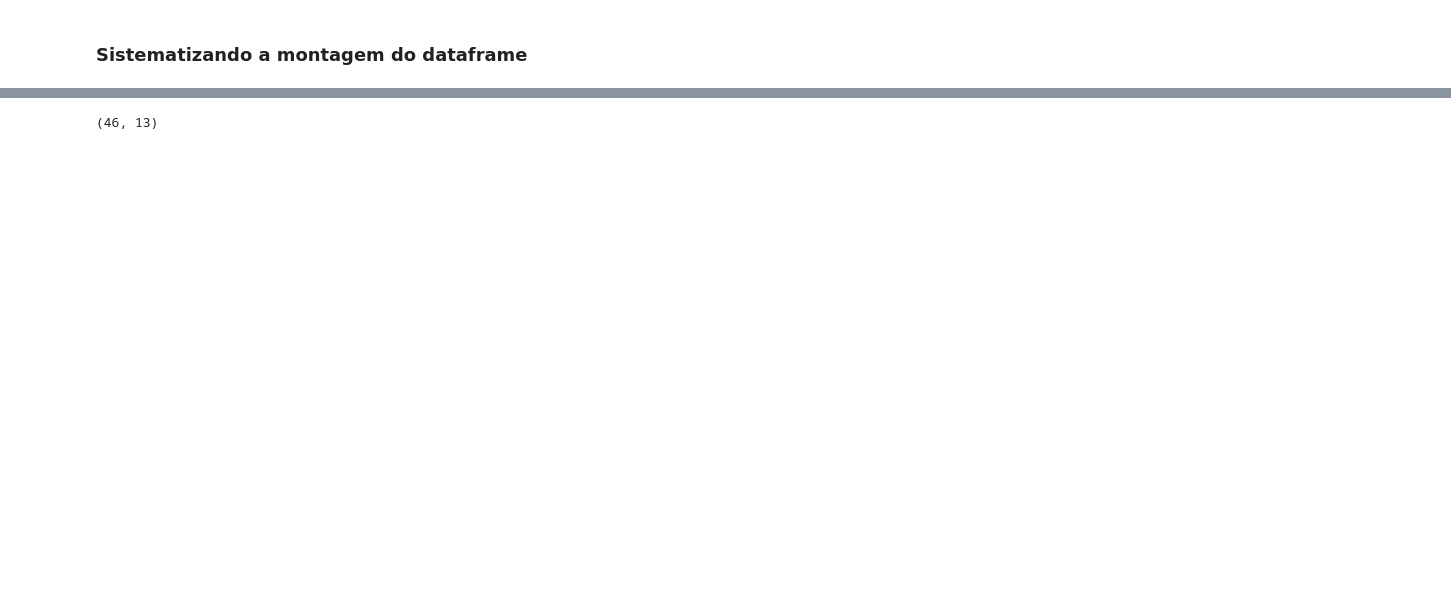
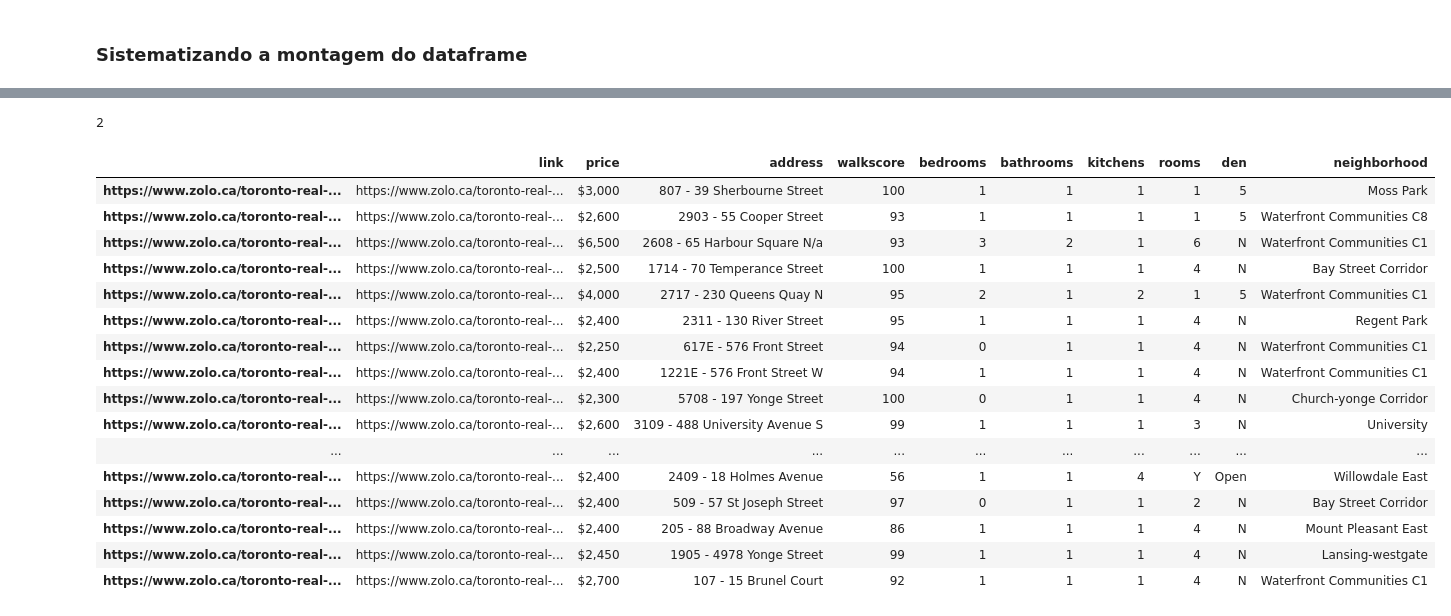
Before and after one commit to AnizioCampos/toronto-real-state-scraping, a Jupyter notebook: toronto-real-state.ipynb, the cells around one changed output, grey strips where cells are left out. Drawn from its saved outputs; the diff is of its cells as text; code cells hidden in the pictures; blank space fills up the shorter version.

```diff
--- a/toronto-real-state.ipynb
+++ b/toronto-real-state.ipynb
@@ -14,6 +14,7 @@ from selenium.webdriver.chrome.service import Service
 from webdriver_manager.chrome import ChromeDriverManager
 from selenium.webdriver.common.by import By
 from time import sleep
+import pandas as pd
 
 service = Service(ChromeDriverManager().install())
 driver = webdriver.Chrome(service=service)
@@ -22,12 +23,13 @@ driver = webdriver.Chrome(service=service)
 #driver.get(r"https://www.zolo.ca/")
 list_links=[]
 
-for page in range(1,5):
-    #define the link of the current page to be opened.
+page = 1
+while page <= 100:
+    #define the link of the current page to be opened.'
+    sleep(0.1)
     current_page = 'https://www.zolo.ca/toronto-real-estate/apartments-for-rent/page-'+str(page)
     #open a page based on the link formed.
     driver.get(current_page)
-    #print(current_page)
     #gets all the articles to a list.
     articles = driver.find_elements(By.TAG_NAME, 'article')
     #inside of each article it is looking for the "a hef" where we got the link to the detailed page.
@@ -37,12 +39,10 @@ for page in range(1,5):
             list_links.append(link)
             #print(link)
         except:
-            print('erro')
+            continue
     #best order of elements -> ID > XPATH > CLASS_NAME
     #sleep(1)
-
-    if list_links == 19999:
-        break
+    page += 1
 
 #creating the dataframe to input into sheets.
 df_links = pd.DataFrame(columns=['links_zolo'], data=list_links)
@@ -50,5 +50,4 @@ df_links = pd.DataFrame(columns=['links_zolo'], data=list_links)
 #removing link duplicates.
 df_links.drop_duplicates(inplace=True)
 
-
 driver.quit()
@@ -163,4 +80,10 @@ erro
-# %%
-df.shape
-# %% [output]
-(46, 13)
+# %%
+service=Service(ChromeDriverManager().install())
+driver=webdriver.Chrome(service=service)
+
+driver.get('https://www.zolo.ca/toronto-real-estate/70-glendora-avenue/16')
+bedroom = driver.find_element(By.XPATH, r'/html/body/section[2]/div/div/section[5]/div/div/section[2]/div[2]').text
+print(bedrooms)
+driver.quit()
+# %% [output]
+2
@@ -166,0 +162,20 @@ df.shape
+# %%
+df.head(20)
+# %% [output]
+|  | link | price | address | walkscore | bedrooms | bathrooms | kitchens | rooms | den | neighborhood |
+| https://www.zolo.ca/toronto-real-... | https://www.zolo.ca/toronto-real-... | $3,000 | 807 - 39 Sherbourne Street | 100 | 1 | 1 | 1 | 1 | 5 | Moss Park |
+| https://www.zolo.ca/toronto-real-... | https://www.zolo.ca/toronto-real-... | $2,600 | 2903 - 55 Cooper Street | 93 | 1 | 1 | 1 | 1 | 5 | Waterfront Communities C8 |
+| https://www.zolo.ca/toronto-real-... | https://www.zolo.ca/toronto-real-... | $6,500 | 2608 - 65 Harbour Square N/a | 93 | 3 | 2 | 1 | 6 | N | Waterfront Communities C1 |
+| https://www.zolo.ca/toronto-real-... | https://www.zolo.ca/toronto-real-... | $2,500 | 1714 - 70 Temperance Street | 100 | 1 | 1 | 1 | 4 | N | Bay Street Corridor |
+| https://www.zolo.ca/toronto-real-... | https://www.zolo.ca/toronto-real-... | $4,000 | 2717 - 230 Queens Quay N | 95 | 2 | 1 | 2 | 1 | 5 | Waterfront Communities C1 |
+| https://www.zolo.ca/toronto-real-... | https://www.zolo.ca/toronto-real-... | $2,400 | 2311 - 130 River Street | 95 | 1 | 1 | 1 | 4 | N | Regent Park |
+| https://www.zolo.ca/toronto-real-... | https://www.zolo.ca/toronto-real-... | $2,250 | 617E - 576 Front Street | 94 | 0 | 1 | 1 | 4 | N | Waterfront Communities C1 |
+| https://www.zolo.ca/toronto-real-... | https://www.zolo.ca/toronto-real-... | $2,400 | 1221E - 576 Front Street W | 94 | 1 | 1 | 1 | 4 | N | Waterfront Communities C1 |
+| https://www.zolo.ca/toronto-real-... | https://www.zolo.ca/toronto-real-... | $2,300 | 5708 - 197 Yonge Street | 100 | 0 | 1 | 1 | 4 | N | Church-yonge Corridor |
+| https://www.zolo.ca/toronto-real-... | https://www.zolo.ca/toronto-real-... | $2,600 | 3109 - 488 University Avenue S | 99 | 1 | 1 | 1 | 3 | N | University |
+| ... | ... | ... | ... | ... | ... | ... | ... | ... | ... | ... |
+| https://www.zolo.ca/toronto-real-... | https://www.zolo.ca/toronto-real-... | $2,400 | 2409 - 18 Holmes Avenue | 56 | 1 | 1 | 4 | Y | Open | Willowdale East |
+| https://www.zolo.ca/toronto-real-... | https://www.zolo.ca/toronto-real-... | $2,400 | 509 - 57 St Joseph Street | 97 | 0 | 1 | 1 | 2 | N | Bay Street Corridor |
+| https://www.zolo.ca/toronto-real-... | https://www.zolo.ca/toronto-real-... | $2,400 | 205 - 88 Broadway Avenue | 86 | 1 | 1 | 1 | 4 | N | Mount Pleasant East |
+| https://www.zolo.ca/toronto-real-... | https://www.zolo.ca/toronto-real-... | $2,450 | 1905 - 4978 Yonge Street | 99 | 1 | 1 | 1 | 4 | N | Lansing-westgate |
+| https://www.zolo.ca/toronto-real-... | https://www.zolo.ca/toronto-real-... | $2,700 | 107 - 15 Brunel Court | 92 | 1 | 1 | 1 | 4 | N | Waterfront Communities C1 |
```
Also changed, not shown: parts of 11 cells of this notebook.
